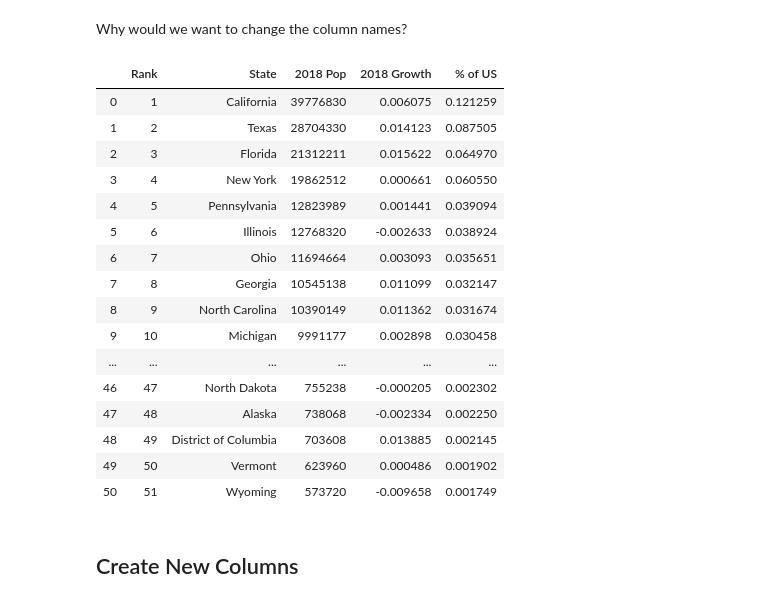
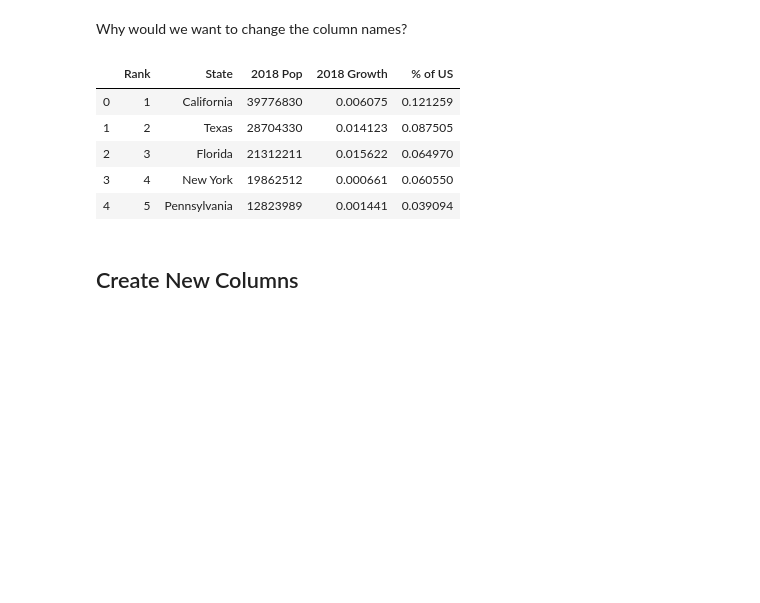
Before and after one commit to Sudhakar7777777/fuhsd-python3, a Jupyter notebook: Class5-Pandas/C4_Pandas_US_States_Plotting.ipynb, the cells around one changed output. Cells and saved outputs as stored; diff of their text form; code cells hidden in the pictures; blank space fills up the shorter version.

```diff
--- a/Class5-Pandas/C4_Pandas_US_States_Plotting.ipynb
+++ b/Class5-Pandas/C4_Pandas_US_States_Plotting.ipynb
@@ -53,25 +53,14 @@ df.shape
 Why would we want to change the column names?
 # %%
 df = df.rename(columns={'2018 Population': '2018 Pop'})
-df.head(51)
+df.head()
 # %% [output]
 |  | Rank | State | 2018 Pop | 2018 Growth | % of US |
 | 0 | 1 | California | 39776830 | 0.006075 | 0.121259 |
 | 1 | 2 | Texas | 28704330 | 0.014123 | 0.087505 |
 | 2 | 3 | Florida | 21312211 | 0.015622 | 0.064970 |
 | 3 | 4 | New York | 19862512 | 0.000661 | 0.060550 |
 | 4 | 5 | Pennsylvania | 12823989 | 0.001441 | 0.039094 |
-| 5 | 6 | Illinois | 12768320 | -0.002633 | 0.038924 |
-| 6 | 7 | Ohio | 11694664 | 0.003093 | 0.035651 |
-| 7 | 8 | Georgia | 10545138 | 0.011099 | 0.032147 |
-| 8 | 9 | North Carolina | 10390149 | 0.011362 | 0.031674 |
-| 9 | 10 | Michigan | 9991177 | 0.002898 | 0.030458 |
-| ... | ... | ... | ... | ... | ... |
-| 46 | 47 | North Dakota | 755238 | -0.000205 | 0.002302 |
-| 47 | 48 | Alaska | 738068 | -0.002334 | 0.002250 |
-| 48 | 49 | District of Columbia | 703608 | 0.013885 | 0.002145 |
-| 49 | 50 | Vermont | 623960 | 0.000486 | 0.001902 |
-| 50 | 51 | Wyoming | 573720 | -0.009658 | 0.001749 |
 # %% [markdown]
 ## Create New Columns
 # %% [markdown]
```
Also changed, not shown: parts of 15 cells of this notebook, 2 other files.
